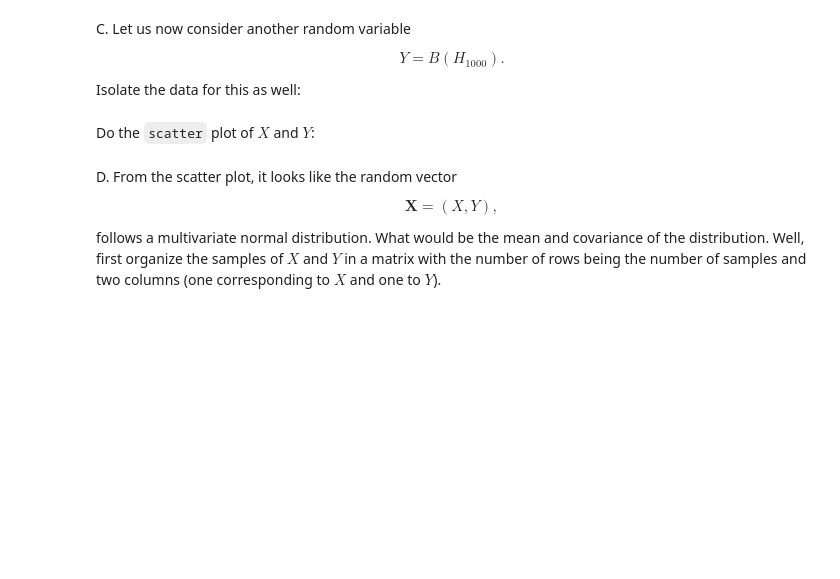
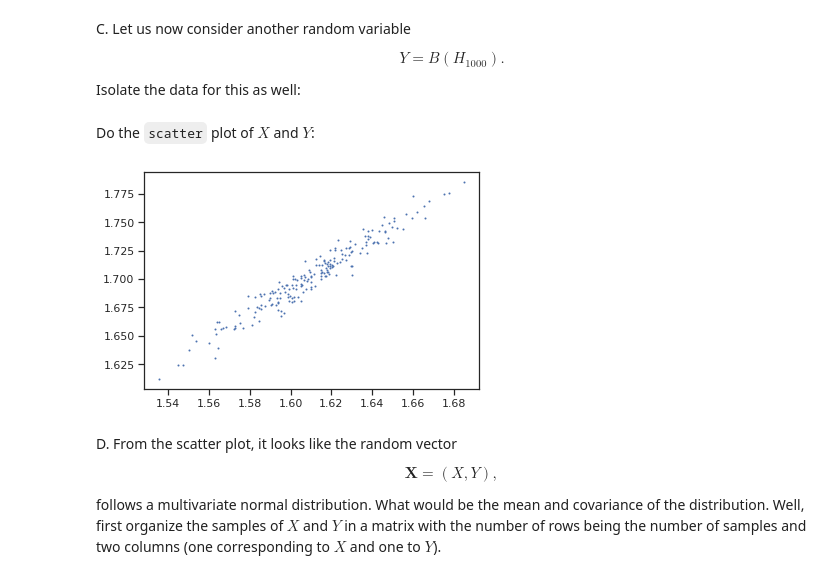
Before and after one commit to schemp98/data-analytics-se, a Jupyter notebook: lecturebook/homework/homework-02_SCC.ipynb, the cells around one changed output. Cells and saved outputs as stored; diff of their text form; code cells hidden in the pictures; blank space fills up the shorter version.

```diff
--- a/lecturebook/homework/homework-02_SCC.ipynb
+++ b/lecturebook/homework/homework-02_SCC.ipynb
@@ -527,3 +530,10 @@ Do the ``scatter`` plot of $X$ and $Y$:
+# %%
+
+
+fig, ax = plt.subplots()
+ax.plot(X_data.flatten(), Y_data.flatten(), '.', markersize=2);
+# %% [output]
+[figure, added]
 # %% [markdown]
 D. From the scatter plot, it looks like the random vector
 
```
Also changed, not shown: parts of 19 cells of this notebook.
